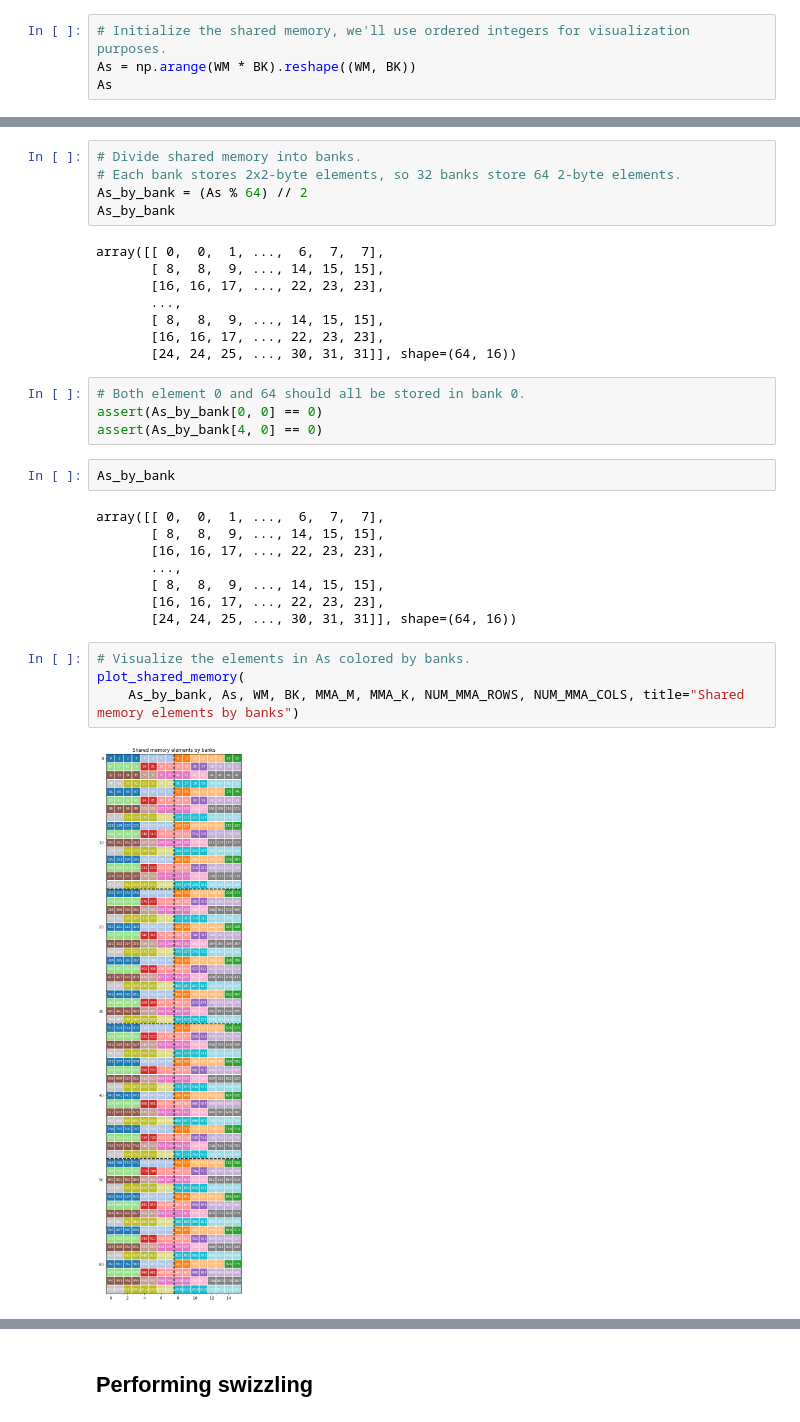
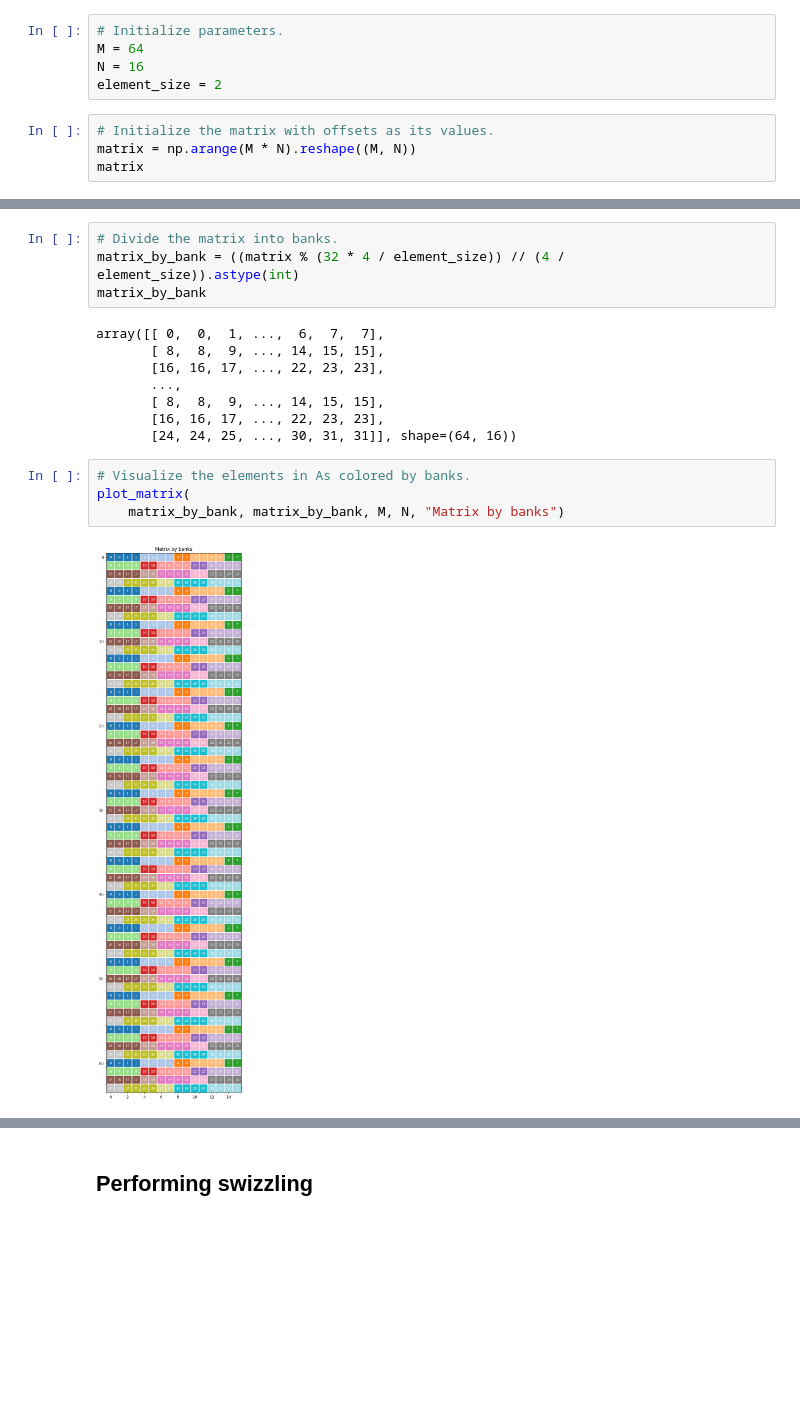
Before and after one commit to kathsucurry/cuda_matrix_multiplication, a Jupyter notebook: notebooks/understanding_swizzle.ipynb, the cells around one changed output, grey strips where cells are left out. Saved outputs shown, nothing was run; the diff lists cells and outputs as text; blank space fills up the shorter version.

```diff
--- a/notebooks/understanding_swizzle.ipynb
+++ b/notebooks/understanding_swizzle.ipynb
@@ -131,7 +98,12 @@ NUM_MMA_ROWS = int(WM / MMA_M)
+# %%
+# Initialize parameters.
+M = 64
+N = 16
+element_size = 2
 # %%
-# Initialize the shared memory, we'll use ordered integers for visualization purposes.
-As = np.arange(WM * BK).reshape((WM, BK))
-As
+# Initialize the matrix with offsets as its values.
+matrix = np.arange(M * N).reshape((M, N))
+matrix
 # %% [output]
 array([[   0,    1,    2, ...,   13,   14,   15],
        [  16,   17,   18, ...,   29,   30,   31],
@@ -141,10 +113,9 @@ array([[   0,    1,    2, ...,   13,   14,   15],
        [ 992,  993,  994, ..., 1005, 1006, 1007],
        [1008, 1009, 1010, ..., 1021, 1022, 1023]], shape=(64, 16))
 # %%
-# Divide shared memory into banks.
-# Each bank stores 2x2-byte elements, so 32 banks store 64 2-byte elements.
-As_by_bank = (As % 64) // 2
-As_by_bank
+# Divide the matrix into banks.
+matrix_by_bank = ((matrix % (32 * 4 / element_size)) // (4 / element_size)).astype(int)
+matrix_by_bank
 # %% [output]
 array([[ 0,  0,  1, ...,  6,  7,  7],
        [ 8,  8,  9, ..., 14, 15, 15],
@@ -153,23 +124,9 @@ array([[ 0,  0,  1, ...,  6,  7,  7],
        [ 8,  8,  9, ..., 14, 15, 15],
        [16, 16, 17, ..., 22, 23, 23],
        [24, 24, 25, ..., 30, 31, 31]], shape=(64, 16))
-# %%
-# Both element 0 and 64 should all be stored in bank 0.
-assert(As_by_bank[0, 0] == 0)
-assert(As_by_bank[4, 0] == 0)
-# %%
-As_by_bank
-# %% [output]
-array([[ 0,  0,  1, ...,  6,  7,  7],
-       [ 8,  8,  9, ..., 14, 15, 15],
-       [16, 16, 17, ..., 22, 23, 23],
-       ...,
-       [ 8,  8,  9, ..., 14, 15, 15],
-       [16, 16, 17, ..., 22, 23, 23],
-       [24, 24, 25, ..., 30, 31, 31]], shape=(64, 16))
 # %%
 # Visualize the elements in As colored by banks.
-plot_shared_memory(
-    As_by_bank, As, WM, BK, MMA_M, MMA_K, NUM_MMA_ROWS, NUM_MMA_COLS, title="Shared memory elements by banks")
+plot_matrix(
+    matrix_by_bank, matrix_by_bank, M, N, "Matrix by banks")
 # %% [output]
-[figure, old version]
+[figure, new version]
```
Also changed, not shown: parts of 15 cells of this notebook, 7 other files.
